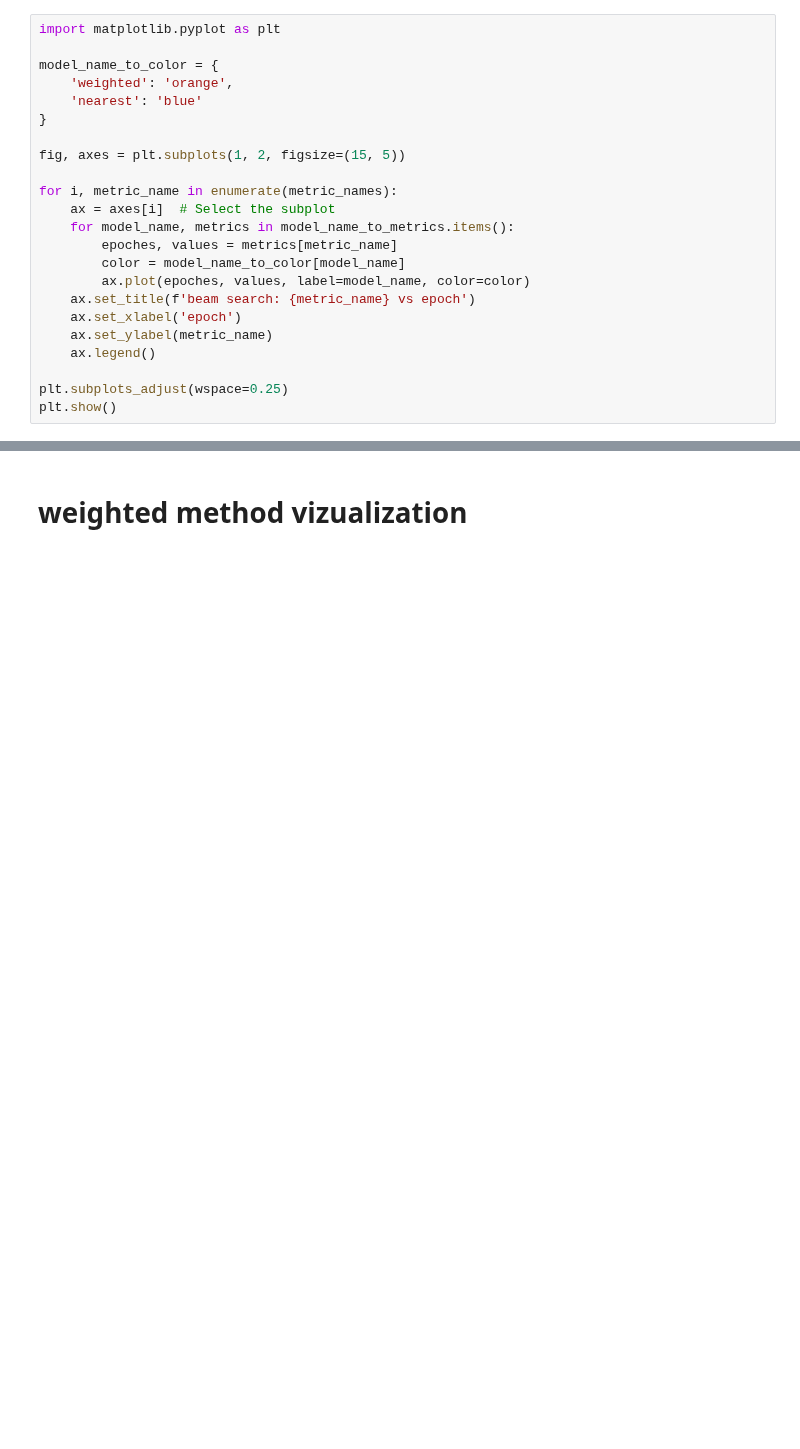
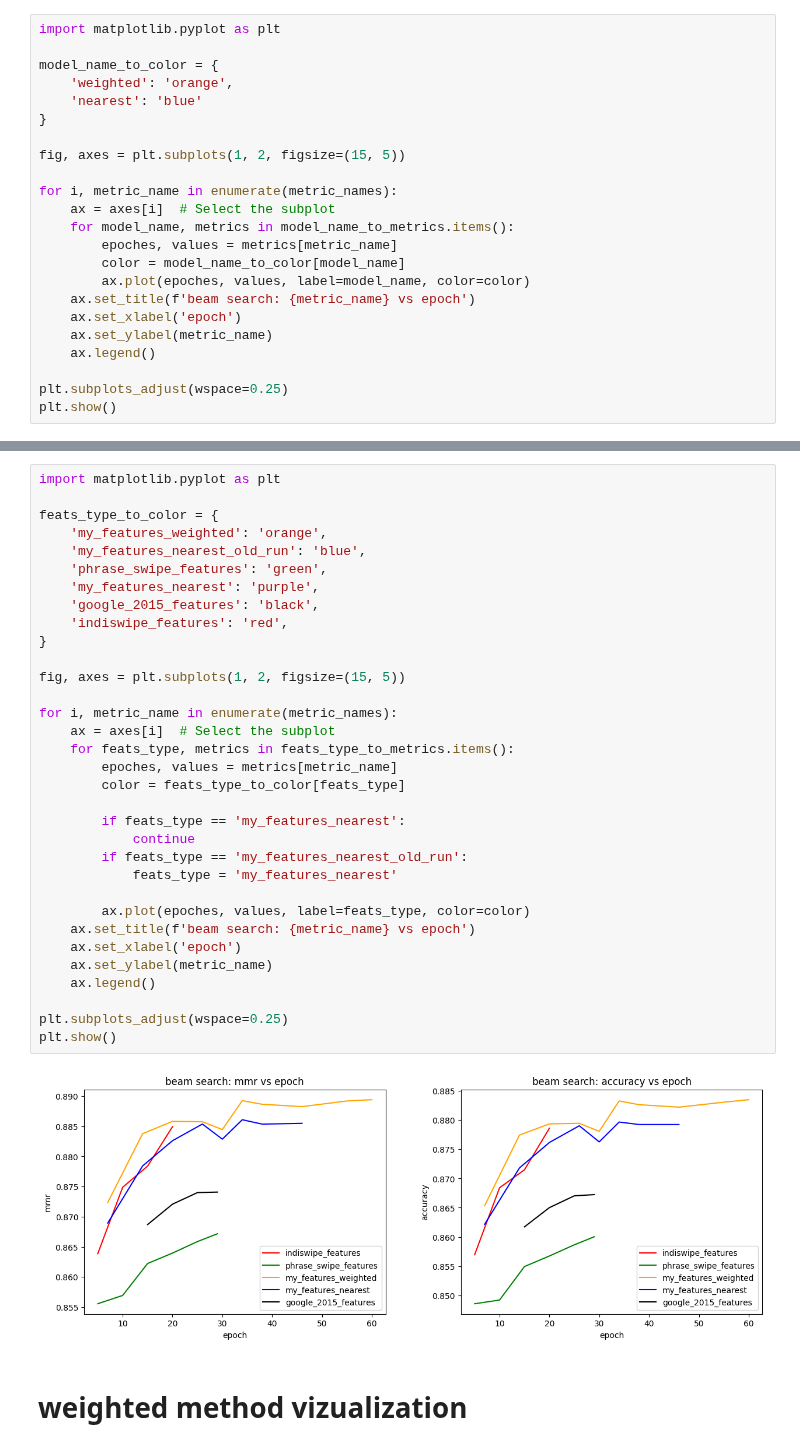
Before and after one commit to proshian/neuroswipe, a Jupyter notebook: src/playground.ipynb, the cells around one changed output, grey strips where cells are left out. Cells and saved outputs as stored; diff of their text form; blank space fills up the shorter version.

```diff
--- a/src/playground.ipynb
+++ b/src/playground.ipynb
@@ -2086,3 +2204,38 @@ plt.show()
+# %%
+import matplotlib.pyplot as plt
+
+feats_type_to_color = {
+    'my_features_weighted': 'orange',
+    'my_features_nearest_old_run': 'blue',
+    'phrase_swipe_features': 'green',
+    'my_features_nearest': 'purple',
+    'google_2015_features': 'black',
+    'indiswipe_features': 'red',
+}
+
+fig, axes = plt.subplots(1, 2, figsize=(15, 5))
+
+for i, metric_name in enumerate(metric_names):
+    ax = axes[i]  # Select the subplot
+    for feats_type, metrics in feats_type_to_metrics.items():
+        epoches, values = metrics[metric_name]
+        color = feats_type_to_color[feats_type]
+
+        if feats_type == 'my_features_nearest':
+            continue
+        if feats_type == 'my_features_nearest_old_run':
+            feats_type = 'my_features_nearest'
+
+        ax.plot(epoches, values, label=feats_type, color=color)
+    ax.set_title(f'beam search: {metric_name} vs epoch')
+    ax.set_xlabel('epoch')
+    ax.set_ylabel(metric_name)
+    ax.legend()
+
+plt.subplots_adjust(wspace=0.25)
+plt.show()
+# %% [output]
+[figure, added]
 # %% [markdown]
 # weighted method vizualization
 # %%
```
Also changed, not shown: parts of 7 cells of this notebook, 10 other files.
